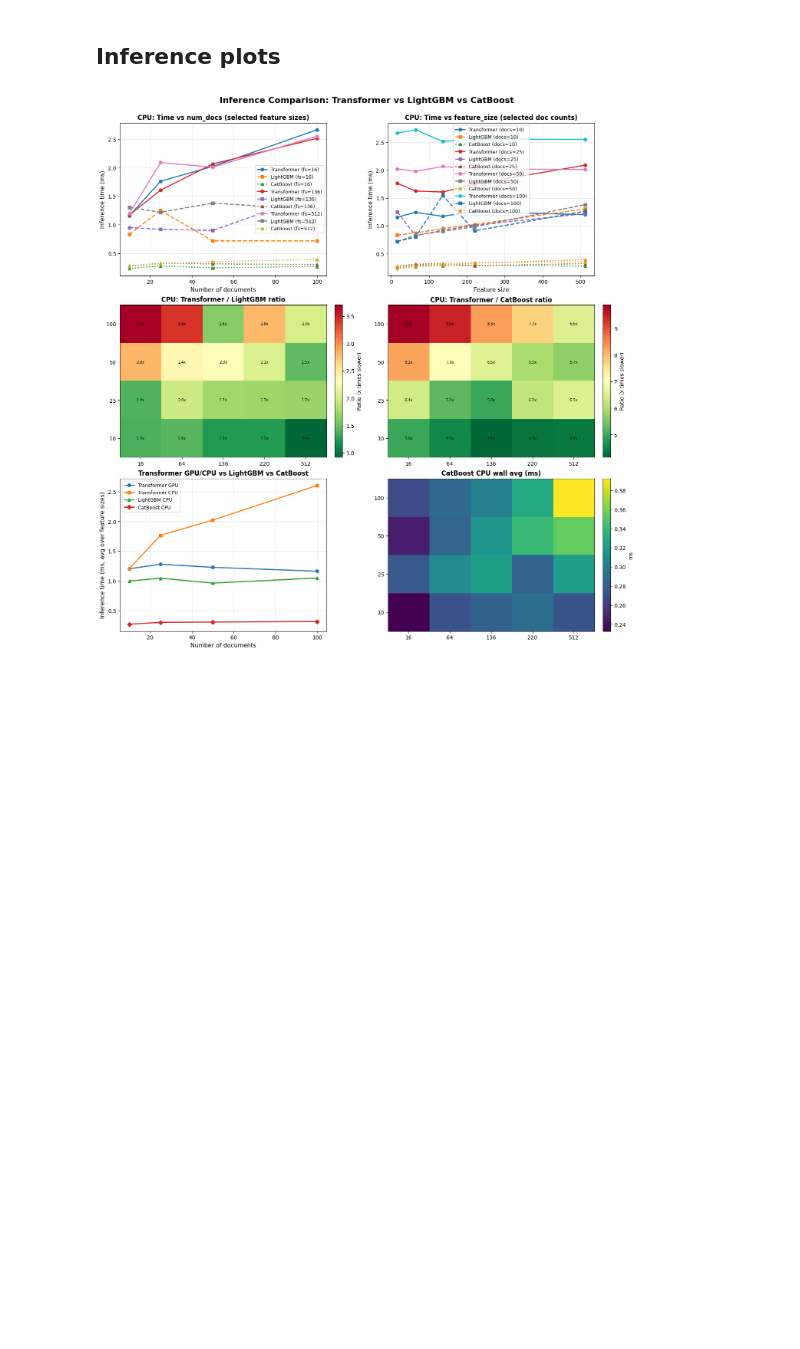
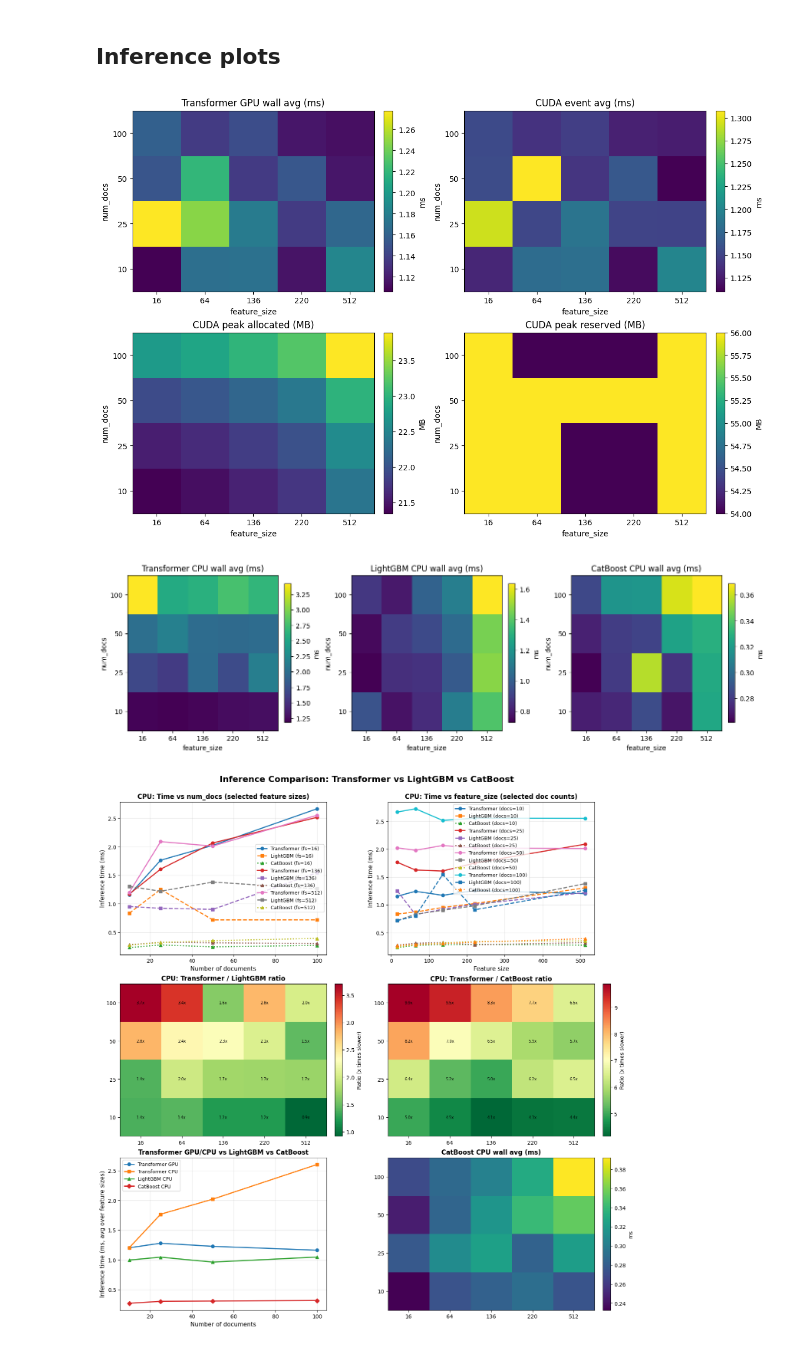
Before and after one commit to Sapr7/Learning-To-Rank, a Jupyter notebook: Transformer/inference_time.ipynb, the cells around one changed output. Drawn from its saved outputs; the diff is of its cells as text; code cells hidden in the pictures; blank space fills up the shorter version.

```diff
--- a/Transformer/inference_time.ipynb
+++ b/Transformer/inference_time.ipynb
@@ -201,37 +201,37 @@ for i, nd in enumerate(doc_counts):
 def plot_heatmap(ax, Z, x_ticks, y_ticks, title, cbar_label):
     im = ax.imshow(Z, origin='lower', aspect='auto', cmap='viridis')
     ax.set_xticks(np.arange(len(x_ticks)))
     ax.set_xticklabels(x_ticks)
     ax.set_yticks(np.arange(len(y_ticks)))
     ax.set_yticklabels(y_ticks)
     ax.set_xlabel('feature_size')
     ax.set_ylabel('num_docs')
     ax.set_title(title)
     cbar = plt.colorbar(im, ax=ax, fraction=0.046, pad=0.04)
     cbar.set_label(cbar_label)
 
 if has_cuda:
     fig_gpu, axes_gpu = plt.subplots(2, 2, figsize=(12, 8), constrained_layout=True)
     plot_heatmap(axes_gpu[0, 0], wall_gpu, feature_sizes, doc_counts, 'Transformer GPU wall avg (ms)', 'ms')
     plot_heatmap(axes_gpu[0, 1], event_gpu, feature_sizes, doc_counts, 'CUDA event avg (ms)', 'ms')
     plot_heatmap(axes_gpu[1, 0], mem_alloc_mb, feature_sizes, doc_counts, 'CUDA peak allocated (MB)', 'MB')
     plot_heatmap(axes_gpu[1, 1], mem_resv_mb, feature_sizes, doc_counts, 'CUDA peak reserved (MB)', 'MB')
     plt.show()
     fig_gpu.savefig('inference.pdf')
 else:
     print('CUDA device not available; skipped GPU latency/memory plots.')
 
-fig_cpu, axes_cpu = plt.subplots(1, 4, figsize=(14, 4), constrained_layout=True)
+fig_cpu, axes_cpu = plt.subplots(1, 3, figsize=(14, 4), constrained_layout=True)
 plot_heatmap(axes_cpu[0], wall_cpu, feature_sizes, doc_counts, 'Transformer CPU wall avg (ms)', 'ms')
 plot_heatmap(axes_cpu[1], lightgbm_cpu, feature_sizes, doc_counts, 'LightGBM CPU wall avg (ms)', 'ms')
-plot_heatmap(axes_cpu[2], cpu_speed_ratio, feature_sizes, doc_counts, 'Transformer/LightGBM CPU ratio', 'x')
 plot_heatmap(axes_cpu[2], catboost_cpu, feature_sizes, doc_counts,
              'CatBoost CPU wall avg (ms)', 'ms')
 
-plot_heatmap(axes_cpu[3], cpu_tf_vs_cat, feature_sizes, doc_counts,
-             'Transformer/CatBoost CPU ratio', 'x')
 plt.show()
 fig_cpu.savefig('inference_cpu_vs_lightgbm.pdf')
+# %% [output]
+[figure, added]
+[figure, added]
 # %%
 
 fig, axes = plt.subplots(3, 2, figsize=(14, 14), constrained_layout=True)
```
Also changed, not shown: 10 other files.
